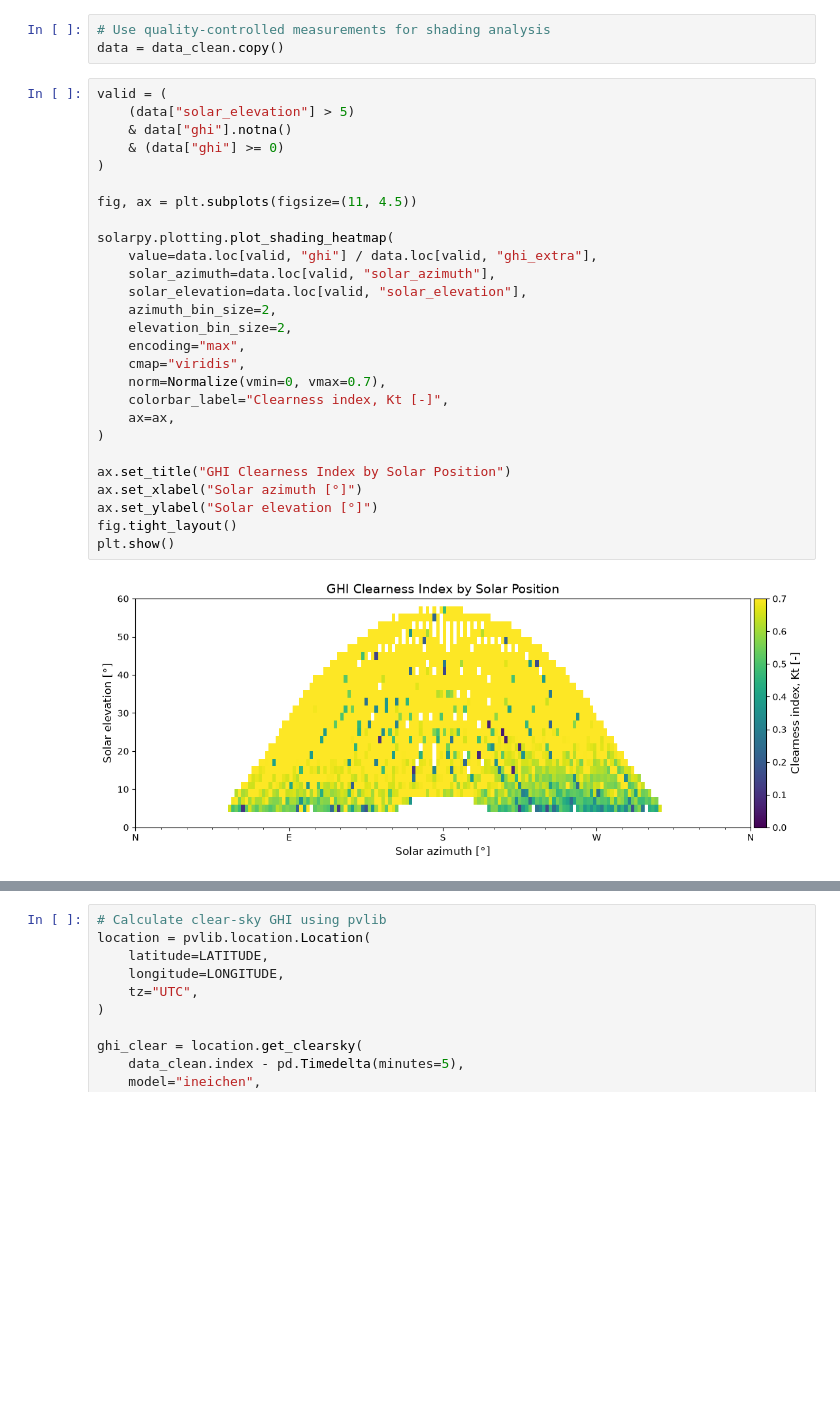
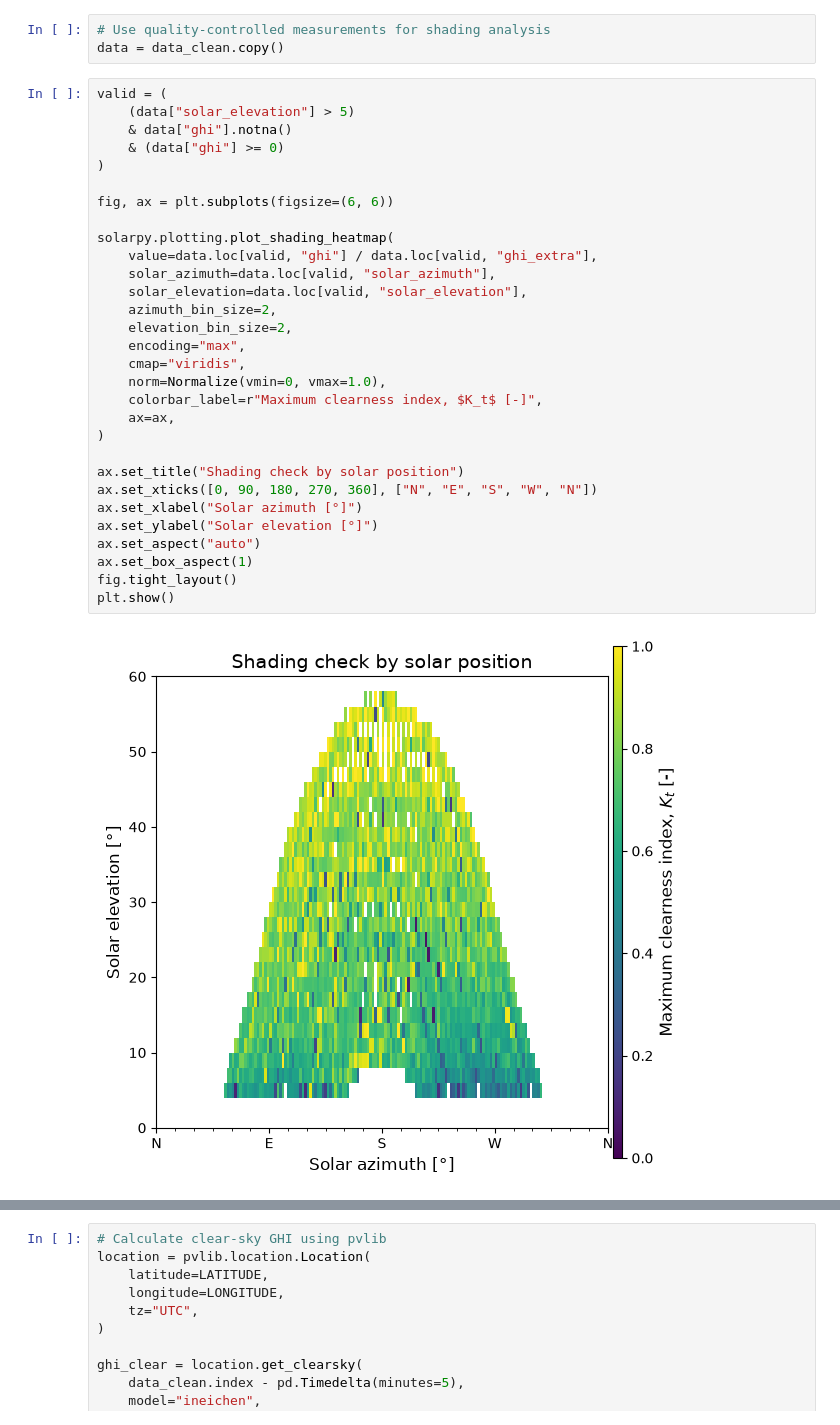
Before and after one commit to MatildeMGM/solar_forecast_project, a Jupyter notebook: notebooks/weather_measurements.ipynb, the cells around one changed output, grey strips where cells are left out. Cells and saved outputs as stored; diff of their text form; blank space fills up the shorter version.

Commit message:
opdatering af plots

```diff
--- a/notebooks/weather_measurements.ipynb
+++ b/notebooks/weather_measurements.ipynb
@@ -416,32 +417,35 @@ data = data_clean.copy()
 # %%
 valid = (
     (data["solar_elevation"] > 5)
     & data["ghi"].notna()
     & (data["ghi"] >= 0)
 )
 
-fig, ax = plt.subplots(figsize=(11, 4.5))
+fig, ax = plt.subplots(figsize=(6, 6))
 
 solarpy.plotting.plot_shading_heatmap(
     value=data.loc[valid, "ghi"] / data.loc[valid, "ghi_extra"],
     solar_azimuth=data.loc[valid, "solar_azimuth"],
     solar_elevation=data.loc[valid, "solar_elevation"],
     azimuth_bin_size=2,
     elevation_bin_size=2,
     encoding="max",
     cmap="viridis",
-    norm=Normalize(vmin=0, vmax=0.7),
-    colorbar_label="Clearness index, Kt [-]",
+    norm=Normalize(vmin=0, vmax=1.0),
+    colorbar_label=r"Maximum clearness index, $K_t$ [-]",
     ax=ax,
 )
 
-ax.set_title("GHI Clearness Index by Solar Position")
+ax.set_title("Shading check by solar position")
+ax.set_xticks([0, 90, 180, 270, 360], ["N", "E", "S", "W", "N"])
 ax.set_xlabel("Solar azimuth [°]")
 ax.set_ylabel("Solar elevation [°]")
+ax.set_aspect("auto")
+ax.set_box_aspect(1)
 fig.tight_layout()
 plt.show()
 # %% [output]
-[figure, old version]
+[figure, new version]
 # %%
 #Plot measured GHI with sunrise and sunset times
 cmap, norm = solarpy.plotting.irradiance_colormap_and_norm(vmax=1000)
```
Also changed, not shown: parts of 2 cells of this notebook.
